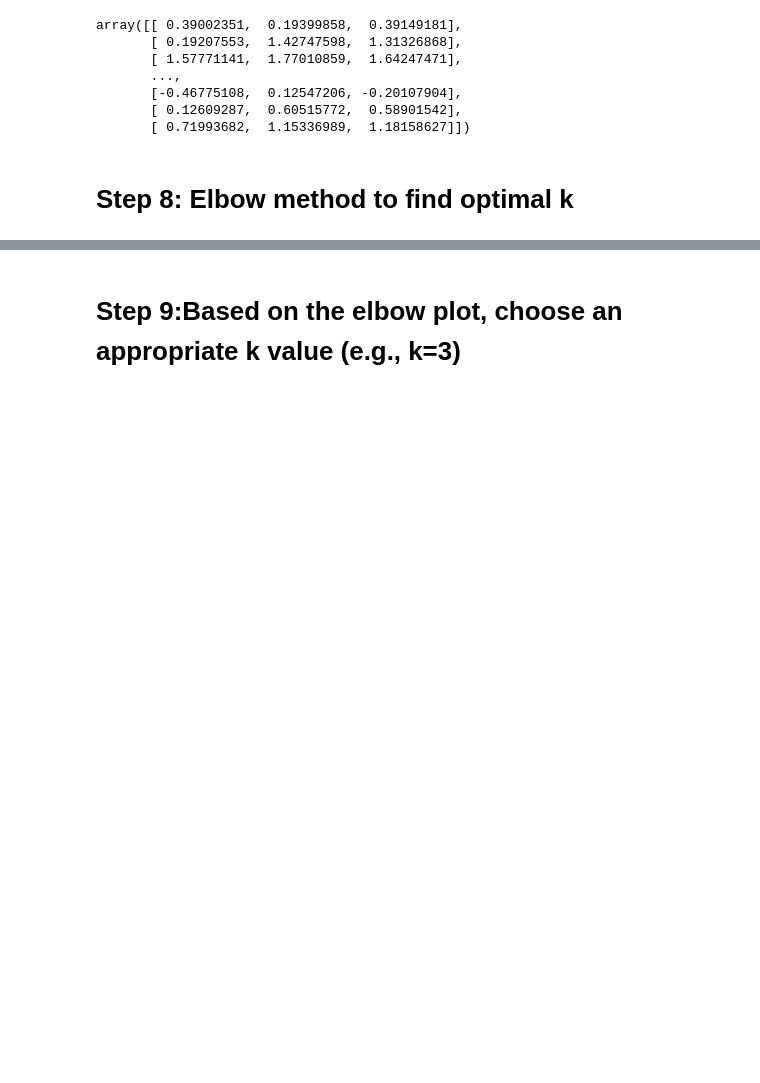
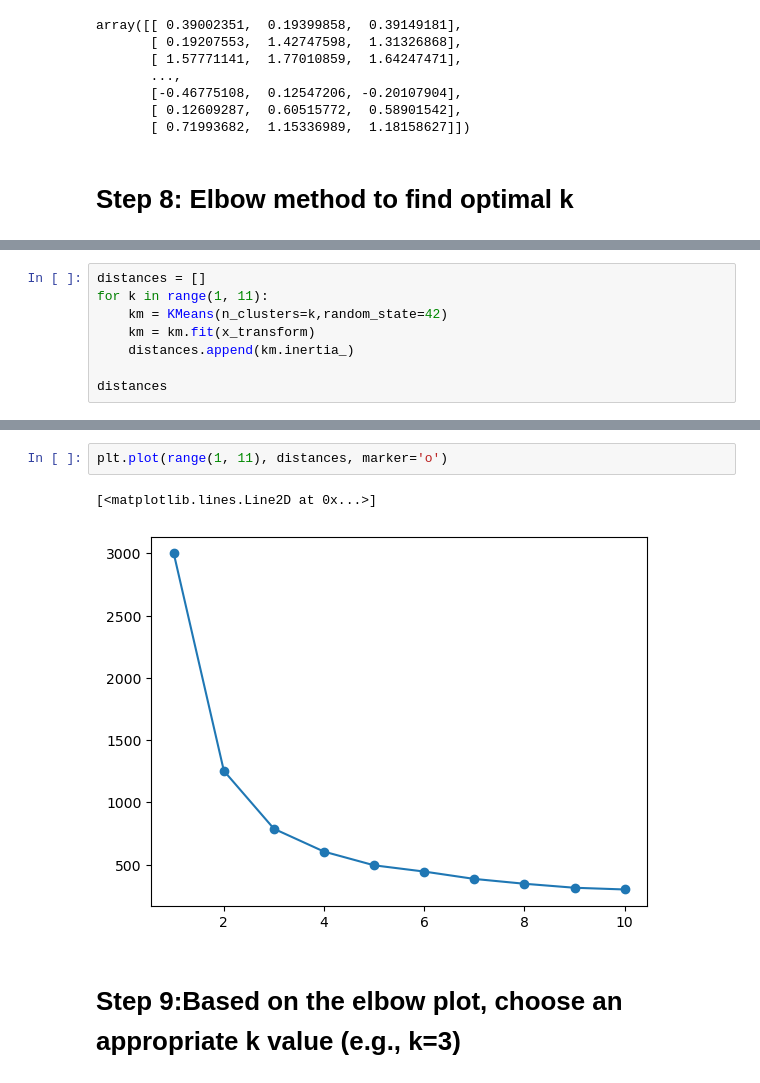
Before and after one commit to MeetBagda/Machine-Learning-Practical-Lab, a Jupyter notebook: ML_LAB_9/Lab9.ipynb, the cells around one changed output, grey strips where cells are left out. Saved outputs shown, nothing was run; the diff lists cells and outputs as text; blank space fills up the shorter version.

```diff
--- a/ML_LAB_9/Lab9.ipynb
+++ b/ML_LAB_9/Lab9.ipynb
@@ -120,0 +131,8 @@ array([[ 0.39002351,  0.19399858,  0.39149181],
+# %%
+distances = []
+for k in range(1, 11):
+    km = KMeans(n_clusters=k,random_state=42)
+    km = km.fit(x_transform)
+    distances.append(km.inertia_)
+
+distances
@@ -121,3 +150,8 @@ array([[ 0.39002351,  0.19399858,  0.39149181],
+# %%
+plt.plot(range(1, 11), distances, marker='o')
+# %% [output]
+[<matplotlib.lines.Line2D at 0x...>]
+[figure, added]
 # %% [markdown]
 # Step 9:Based on the elbow plot, choose an appropriate k value (e.g., k=3)
 # %%
```
Also changed, not shown: parts of 9 cells of this notebook.
